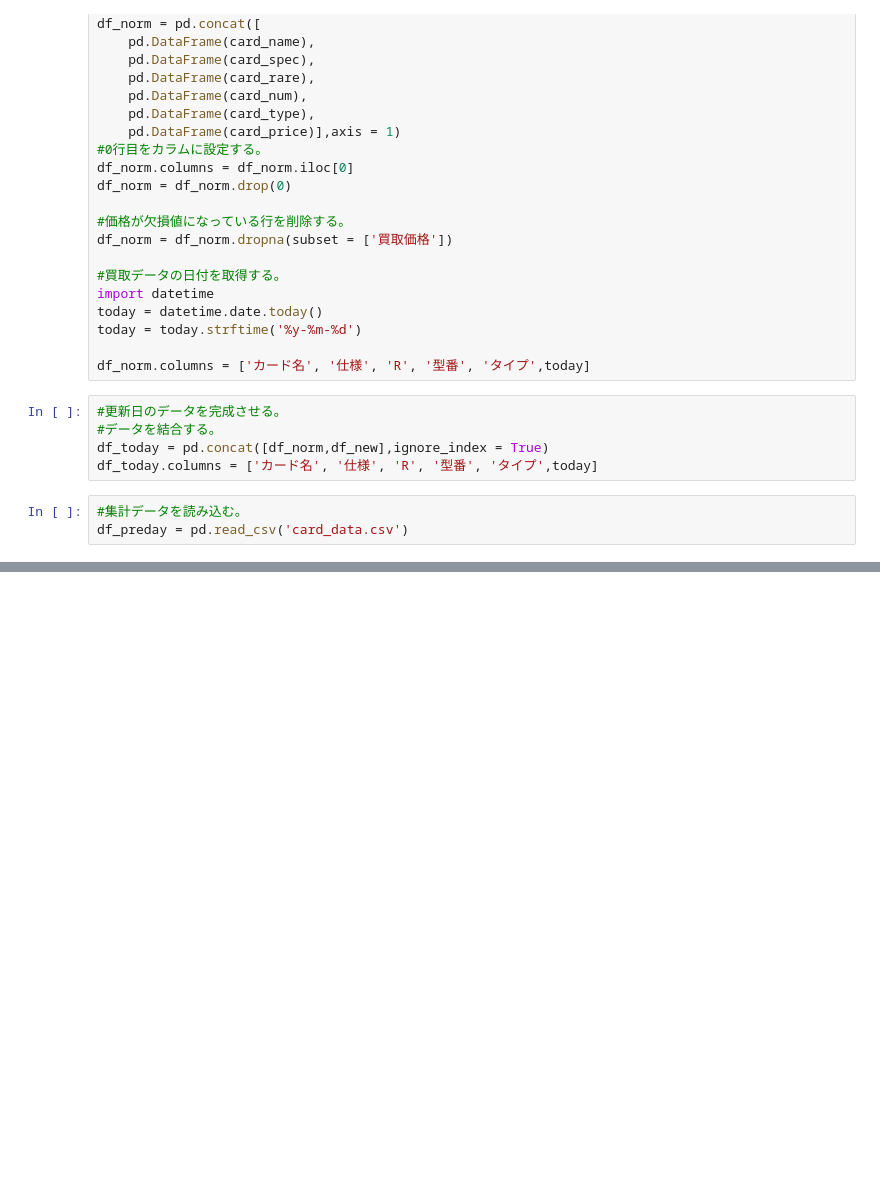
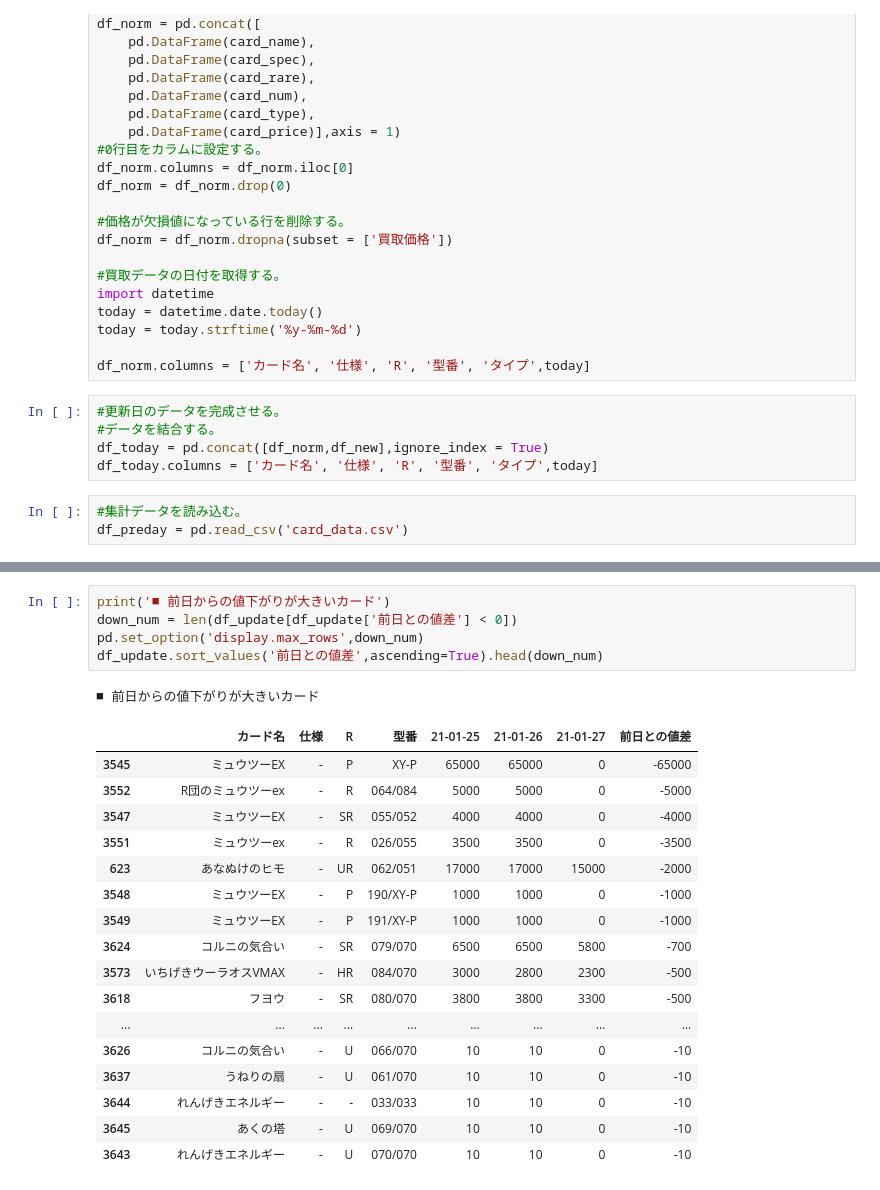
Before and after one commit to pokecamafia/Rush-data-analysis, a Jupyter notebook: daily_update/daily_update.ipynb, the cells around one changed output, grey strips where cells are left out. Saved outputs shown, nothing was run; the diff lists cells and outputs as text; blank space fills up the shorter version.

```diff
--- a/daily_update/daily_update.ipynb
+++ b/daily_update/daily_update.ipynb
@@ -171,2 +206,26 @@ df_update = df_update.drop('key',axis = 1)
+# %%
+print('■ 前日からの値下がりが大きいカード')
+down_num = len(df_update[df_update['前日との値差'] < 0])
+pd.set_option('display.max_rows',down_num)
+df_update.sort_values('前日との値差',ascending=True).head(down_num)
+# %% [output]
+■ 前日からの値下がりが大きいカード
+|  | カード名 | 仕様 | R | 型番 | 21-01-25 | 21-01-26 | 21-01-27 | 前日との値差 |
+| 3545 | ミュウツーEX | - | P | XY-P | 65000 | 65000 | 0 | -65000 |
+| 3552 | R団のミュウツーex | - | R | 064/084 | 5000 | 5000 | 0 | -5000 |
+| 3547 | ミュウツーEX | - | SR | 055/052 | 4000 | 4000 | 0 | -4000 |
+| 3551 | ミュウツーex | - | R | 026/055 | 3500 | 3500 | 0 | -3500 |
+| 623 | あなぬけのヒモ | - | UR | 062/051 | 17000 | 17000 | 15000 | -2000 |
+| 3548 | ミュウツーEX | - | P | 190/XY-P | 1000 | 1000 | 0 | -1000 |
+| 3549 | ミュウツーEX | - | P | 191/XY-P | 1000 | 1000 | 0 | -1000 |
+| 3624 | コルニの気合い | - | SR | 079/070 | 6500 | 6500 | 5800 | -700 |
+| 3573 | いちげきウーラオスVMAX | - | HR | 084/070 | 3000 | 2800 | 2300 | -500 |
+| 3618 | フヨウ | - | SR | 080/070 | 3800 | 3800 | 3300 | -500 |
+| ... | ... | ... | ... | ... | ... | ... | ... | ... |
+| 3626 | コルニの気合い | - | U | 066/070 | 10 | 10 | 0 | -10 |
+| 3637 | うねりの扇 | - | U | 061/070 | 10 | 10 | 0 | -10 |
+| 3644 | れんげきエネルギー | - | - | 033/033 | 10 | 10 | 0 | -10 |
+| 3645 | あくの塔 | - | U | 069/070 | 10 | 10 | 0 | -10 |
+| 3643 | れんげきエネルギー | - | U | 070/070 | 10 | 10 | 0 | -10 |
 # %%
 #新規に値段がついたカードを表示する。
```
Also changed, not shown: parts of 12 cells of this notebook, 1 other file.
